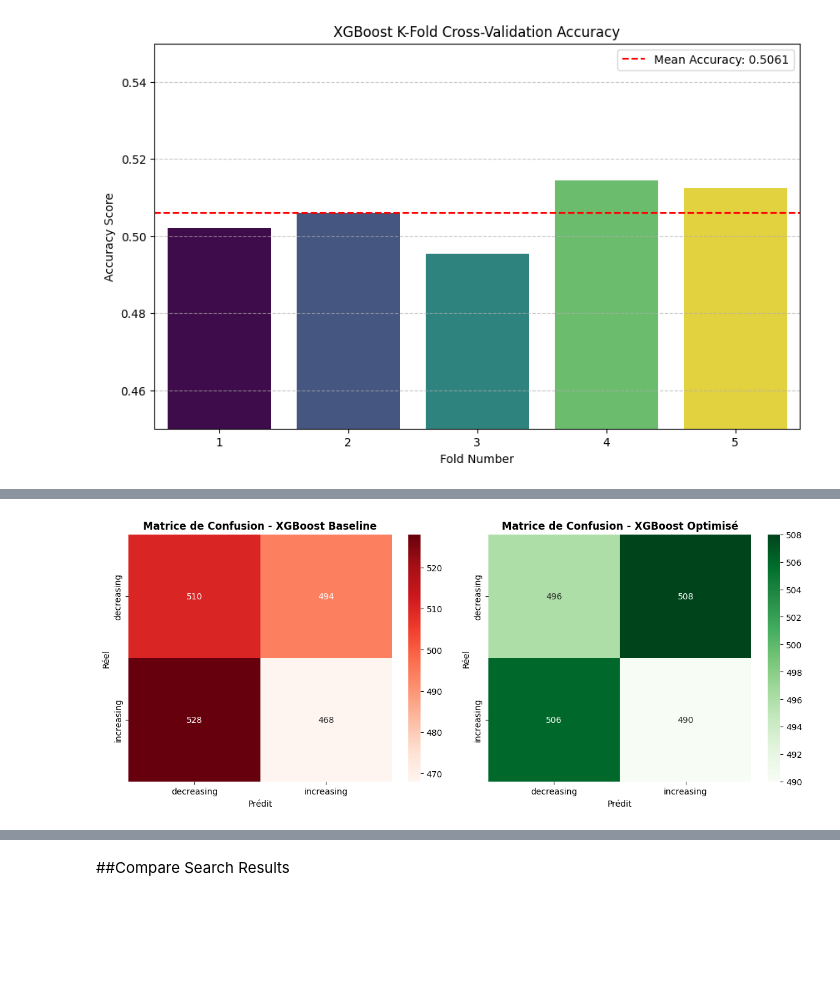
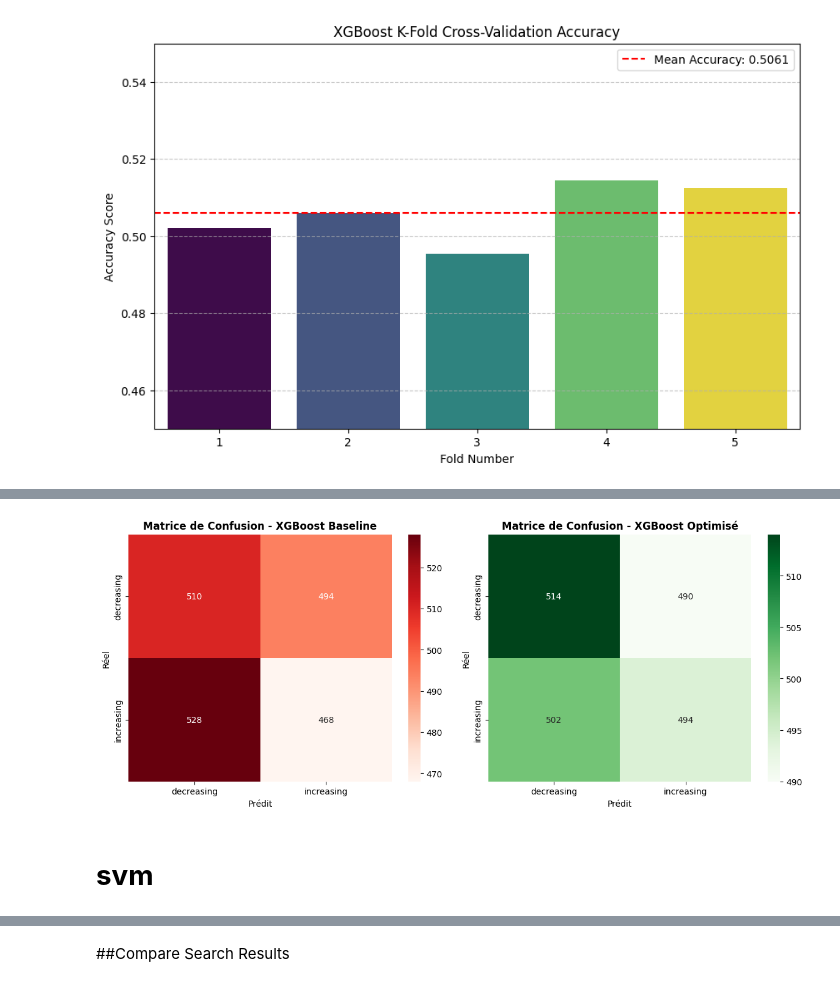
Before and after one commit to Meria-Troudi/mlProject, a Jupyter notebook: models/bo1_Models.ipynb, the cells around one changed output, grey strips where cells are left out. Drawn from its saved outputs; the diff is of its cells as text; code cells hidden in the pictures; blank space fills up the shorter version.

```diff
--- a/models/bo1_Models.ipynb
+++ b/models/bo1_Models.ipynb
@@ -76,5 +96,5 @@ X_test_scaled = scaler.transform(X_test)
 # %%
-knn_baseline = KNeighborsClassifier(n_neighbors=7)
+knn_baseline = KNeighborsClassifier(n_neighbors=3)
 knn_baseline.fit(X_train_scaled, y_train)
 y_pred_knn = knn_baseline.predict(X_test_scaled)
 acc_knn= accuracy_score(y_test, y_pred_knn)
@@ -100,7 +120,7 @@ weighted avg       0.50      0.50      0.50      2000
 param_grid_knn = {
     'n_neighbors': [3, 5, 7, 9, 11, 15],
     'weights': ['uniform', 'distance'],
-    'metric': ['euclidean', 'manhattan']
+    'metric': ['euclidean']
 }
 knn_grid = GridSearchCV(
     KNeighborsClassifier(),
@@ -560,20 +518,33 @@ plt.show()
 # %% [markdown]
 # **XGboost**
 # %%
+import xgboost as xgb
+from sklearn.metrics import accuracy_score, balanced_accuracy_score, classification_report
+from sklearn.model_selection import GridSearchCV, StratifiedKFold
+
+# ===========================
+# 1️⃣ Baseline XGBoost
+# ===========================
 xgb_baseline = xgb.XGBClassifier(
     objective='binary:logistic',
     eval_metric='logloss',
     use_label_encoder=False,
     random_state=42
 )
+
+# Entraînement
 xgb_baseline.fit(X_train, y_train)
-y_pred_xgb_baseline = xgb_baseline.predict(X_test)
-acc_xgb_baseline = accuracy_score(y_test, y_pred_xgb_baseline)
-bal_acc_xgb_baseline = balanced_accuracy_score(y_test, y_pred_xgb_baseline)
 
-print(f"Accuracy: {acc_xgb_baseline:.4f}")
-print(f"Balanced Accuracy: {bal_acc_xgb_baseline:.4f}")
+# Prédiction
+y_pred_baseline = xgb_baseline.predict(X_test)
+
+# Scores
+acc_baseline = accuracy_score(y_test, y_pred_baseline)
+bal_acc_baseline = balanced_accuracy_score(y_test, y_pred_baseline)
+
+print("🔹 Baseline XGBoost")
+print(f"Accuracy: {acc_baseline:.4f}")
+print(f"Balanced Accuracy: {bal_acc_baseline:.4f}")
 print("\nClassification Report:")
-print(classification_report(y_test, y_pred_xgb_baseline, target_names=class_names))
-print("Modèle XGBoost entraîné avec succès!")
+print(classification_report(y_test, y_pred_baseline, target_names=class_names))
 # %% [output]
@@ -665,14 +635,12 @@ weighted avg       0.49      0.49      0.49      2000
 # %%
-
-initial_model_bo1 = xgb.XGBClassifier(objective='binary:logistic', eval_metric='logloss', use_label_encoder=False, random_state=42)
-
+initial_model_bo1 = xgb.XGBClassifier(
+    objective='binary:logistic',
+    eval_metric='logloss', use_label_encoder=False,
+      random_state=42)
 num_folds = 5 # You can change the number of folds
 kf = KFold(n_splits=num_folds, shuffle=True, random_state=42)
-
 cv_scores = []
-
 print(f"Performing {num_folds}-Fold Cross-Validation...")
-
 # Use X (features) and y_encoded (label-encoded Job_Status_num) for cross-validation
 for fold, (train_index, val_index) in enumerate(kf.split(X, y)):
     X_train_fold, X_val_fold = X.iloc[train_index], X.iloc[val_index]
@@ -818,24 +760,26 @@ weighted avg       0.49      0.49      0.49      2000
 # %%
 # 3. Matrice de confusion corrigée
 plt.figure(figsize=(12, 5))
 
 plt.subplot(1, 2, 1)
-cm_xgb_baseline = confusion_matrix(y_test, y_pred_xgb_baseline)
+cm_xgb_baseline = confusion_matrix(y_test, y_pred_baseline)
 sns.heatmap(cm_xgb_baseline, annot=True, fmt='d', cmap='Reds',
             xticklabels=class_names, yticklabels=class_names)
 plt.title('Matrice de Confusion - XGBoost Baseline', fontweight='bold')
 plt.xlabel('Prédit')
 plt.ylabel('Réel')
 
 plt.subplot(1, 2, 2)
-cm_xgb_opt = confusion_matrix(y_test, y_pred_xgb_opt)
+cm_xgb_opt = confusion_matrix(y_test, y_pred_fold)
 sns.heatmap(cm_xgb_opt, annot=True, fmt='d', cmap='Greens',
             xticklabels=class_names, yticklabels=class_names)
 plt.title('Matrice de Confusion - XGBoost Optimisé', fontweight='bold')
 plt.xlabel('Prédit')
 plt.ylabel('Réel')
 
 plt.tight_layout()
 plt.show()
 # %% [output]
-[figure, old version]
+[figure, new version]
+# %% [markdown]
+# **svm**
```
Also changed, not shown: parts of 32 cells of this notebook, 2 other files.
